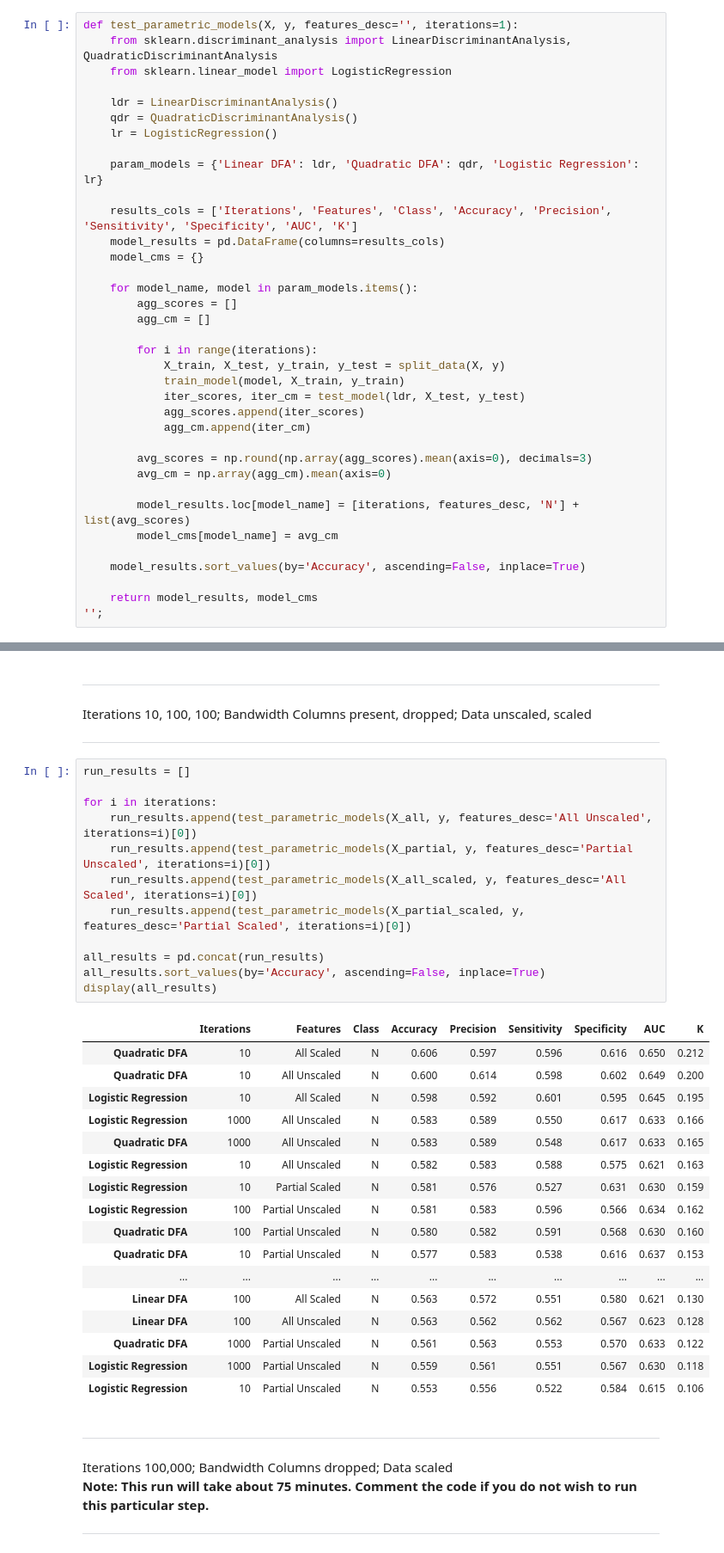
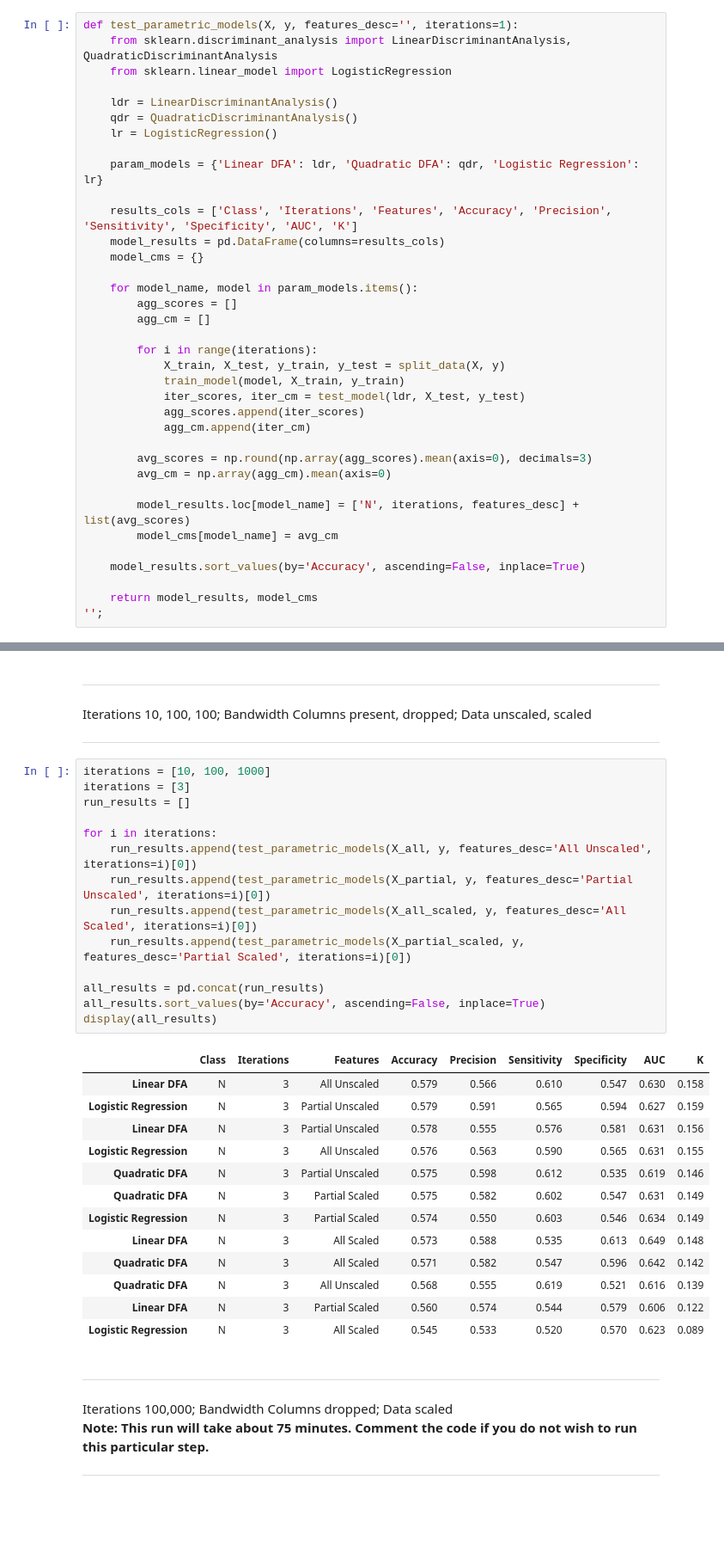
Before and after one commit to carl-schick-ds/rails, a Jupyter notebook: rails.ipynb, the cells around one changed output, grey strips where cells are left out. Shown at 86% size. Drawn from its saved outputs; the diff is of its cells as text; blank space fills up the shorter version.

```diff
--- a/rails.ipynb
+++ b/rails.ipynb
@@ -305,7 +305,7 @@ def test_parametric_models(X, y, features_desc='', iterations=1):
 
     param_models = {'Linear DFA': ldr, 'Quadratic DFA': qdr, 'Logistic Regression': lr}
 
-    results_cols = ['Iterations', 'Features', 'Class', 'Accuracy', 'Precision', 'Sensitivity', 'Specificity', 'AUC', 'K']
+    results_cols = ['Class', 'Iterations', 'Features', 'Accuracy', 'Precision', 'Sensitivity', 'Specificity', 'AUC', 'K']
     model_results = pd.DataFrame(columns=results_cols)
     model_cms = {}
 
@@ -323,7 +323,7 @@ def test_parametric_models(X, y, features_desc='', iterations=1):
         avg_scores = np.round(np.array(agg_scores).mean(axis=0), decimals=3)
         avg_cm = np.array(agg_cm).mean(axis=0)
 
-        model_results.loc[model_name] = [iterations, features_desc, 'N'] + list(avg_scores)
+        model_results.loc[model_name] = ['N', iterations, features_desc] + list(avg_scores)
         model_cms[model_name] = avg_cm
 
     model_results.sort_values(by='Accuracy', ascending=False, inplace=True)
@@ -369,35 +430,33 @@ iterations = [10, 100, 1000]
 Iterations 10, 100, 100; Bandwidth Columns present, dropped; Data unscaled, scaled
 ***
 # %%
+iterations = [10, 100, 1000]
+iterations = [3]
 run_results = []
 
 for i in iterations:
     run_results.append(test_parametric_models(X_all, y, features_desc='All Unscaled', iterations=i)[0])
     run_results.append(test_parametric_models(X_partial, y, features_desc='Partial Unscaled', iterations=i)[0])
     run_results.append(test_parametric_models(X_all_scaled, y, features_desc='All Scaled', iterations=i)[0])
     run_results.append(test_parametric_models(X_partial_scaled, y, features_desc='Partial Scaled', iterations=i)[0])
 
 all_results = pd.concat(run_results)
 all_results.sort_values(by='Accuracy', ascending=False, inplace=True)
 display(all_results)
 # %% [output]
-|  | Iterations | Features | Class | Accuracy | Precision | Sensitivity | Specificity | AUC | K |
-| Quadratic DFA | 10 | All Scaled | N | 0.606 | 0.597 | 0.596 | 0.616 | 0.650 | 0.212 |
-| Quadratic DFA | 10 | All Unscaled | N | 0.600 | 0.614 | 0.598 | 0.602 | 0.649 | 0.200 |
-| Logistic Regression | 10 | All Scaled | N | 0.598 | 0.592 | 0.601 | 0.595 | 0.645 | 0.195 |
-| Logistic Regression | 1000 | All Unscaled | N | 0.583 | 0.589 | 0.550 | 0.617 | 0.633 | 0.166 |
-| Quadratic DFA | 1000 | All Unscaled | N | 0.583 | 0.589 | 0.548 | 0.617 | 0.633 | 0.165 |
-| Logistic Regression | 10 | All Unscaled | N | 0.582 | 0.583 | 0.588 | 0.575 | 0.621 | 0.163 |
-| Logistic Regression | 10 | Partial Scaled | N | 0.581 | 0.576 | 0.527 | 0.631 | 0.630 | 0.159 |
-| Logistic Regression | 100 | Partial Unscaled | N | 0.581 | 0.583 | 0.596 | 0.566 | 0.634 | 0.162 |
-| Quadratic DFA | 100 | Partial Unscaled | N | 0.580 | 0.582 | 0.591 | 0.568 | 0.630 | 0.160 |
-| Quadratic DFA | 10 | Partial Unscaled | N | 0.577 | 0.583 | 0.538 | 0.616 | 0.637 | 0.153 |
-| ... | ... | ... | ... | ... | ... | ... | ... | ... | ... |
-| Linear DFA | 100 | All Scaled | N | 0.563 | 0.572 | 0.551 | 0.580 | 0.621 | 0.130 |
-| Linear DFA | 100 | All Unscaled | N | 0.563 | 0.562 | 0.562 | 0.567 | 0.623 | 0.128 |
-| Quadratic DFA | 1000 | Partial Unscaled | N | 0.561 | 0.563 | 0.553 | 0.570 | 0.633 | 0.122 |
-| Logistic Regression | 1000 | Partial Unscaled | N | 0.559 | 0.561 | 0.551 | 0.567 | 0.630 | 0.118 |
-| Logistic Regression | 10 | Partial Unscaled | N | 0.553 | 0.556 | 0.522 | 0.584 | 0.615 | 0.106 |
+|  | Class | Iterations | Features | Accuracy | Precision | Sensitivity | Specificity | AUC | K |
+| Linear DFA | N | 3 | All Unscaled | 0.579 | 0.566 | 0.610 | 0.547 | 0.630 | 0.158 |
+| Logistic Regression | N | 3 | Partial Unscaled | 0.579 | 0.591 | 0.565 | 0.594 | 0.627 | 0.159 |
+| Linear DFA | N | 3 | Partial Unscaled | 0.578 | 0.555 | 0.576 | 0.581 | 0.631 | 0.156 |
+| Logistic Regression | N | 3 | All Unscaled | 0.576 | 0.563 | 0.590 | 0.565 | 0.631 | 0.155 |
+| Quadratic DFA | N | 3 | Partial Unscaled | 0.575 | 0.598 | 0.612 | 0.535 | 0.619 | 0.146 |
+| Quadratic DFA | N | 3 | Partial Scaled | 0.575 | 0.582 | 0.602 | 0.547 | 0.631 | 0.149 |
+| Logistic Regression | N | 3 | Partial Scaled | 0.574 | 0.550 | 0.603 | 0.546 | 0.634 | 0.149 |
+| Linear DFA | N | 3 | All Scaled | 0.573 | 0.588 | 0.535 | 0.613 | 0.649 | 0.148 |
+| Quadratic DFA | N | 3 | All Scaled | 0.571 | 0.582 | 0.547 | 0.596 | 0.642 | 0.142 |
+| Quadratic DFA | N | 3 | All Unscaled | 0.568 | 0.555 | 0.619 | 0.521 | 0.616 | 0.139 |
+| Linear DFA | N | 3 | Partial Scaled | 0.560 | 0.574 | 0.544 | 0.579 | 0.606 | 0.122 |
+| Logistic Regression | N | 3 | All Scaled | 0.545 | 0.533 | 0.520 | 0.570 | 0.623 | 0.089 |
 # %% [markdown]
 ***
 Iterations 100,000; Bandwidth Columns dropped; Data scaled
```
Also changed, not shown: parts of 10 cells of this notebook, 1 other file.
